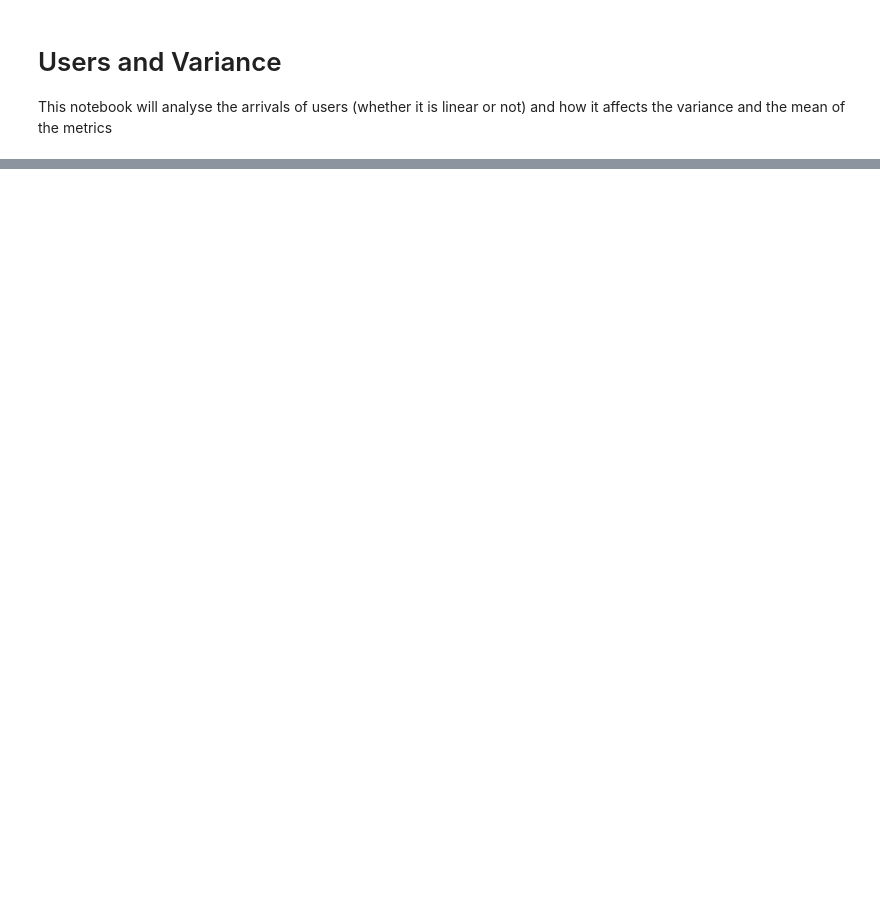
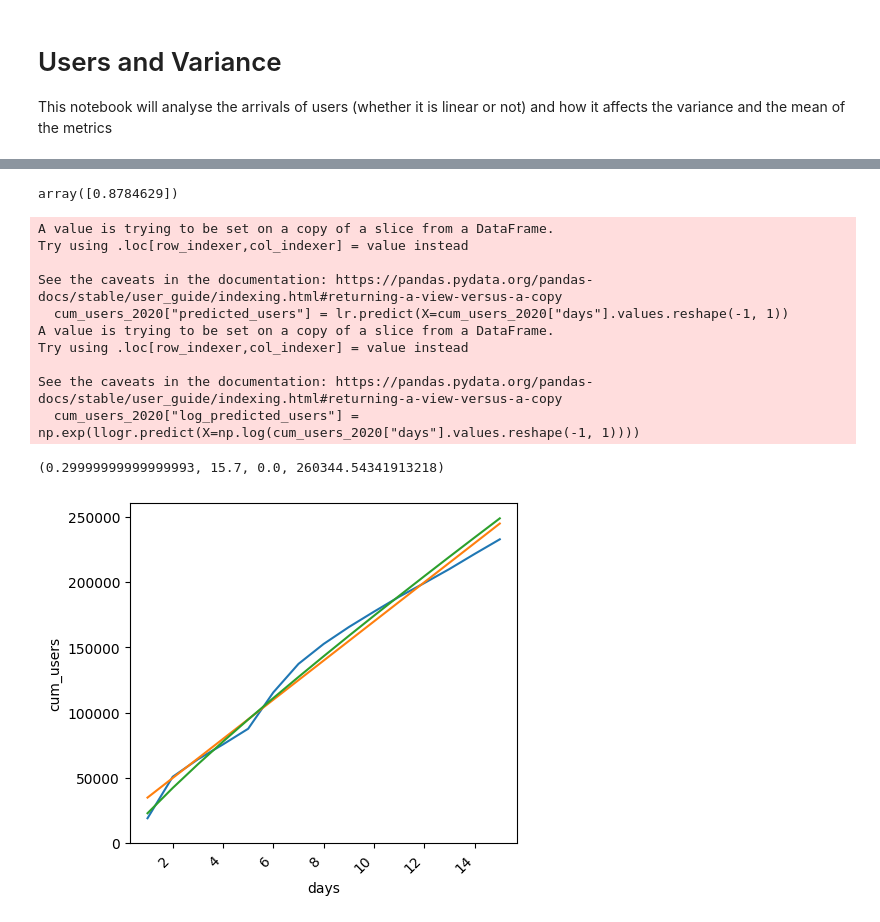
Before and after one commit to Bati-bot/Design-of-experiments-DOE, a Jupyter notebook: users_and_variance.ipynb, the cells around one changed output, grey strips where cells are left out. Drawn from its saved outputs; the diff is of its cells as text; code cells hidden in the pictures; blank space fills up the shorter version.

```diff
--- a/users_and_variance.ipynb
+++ b/users_and_variance.ipynb
@@ -188,0 +85,36 @@ users_df
+# %%
+lr.coef_
+# %% [output]
+array([0.8784629])
+# %%
+lr = LinearRegression()
+llogr = LinearRegression()
+cum_users_2020 = cum_users.loc[cum_users["date"]<="2019-10-15"]
+
+lr = lr.fit(X=cum_users_2020["days"].values.reshape(-1, 1), y=cum_users_2020["cum_users"])
+lr.predict(X=cum_users_2020["days"].values.reshape(-1, 1))
+llogr = llogr.fit(X=np.log(cum_users_2020["days"].values.reshape(-1, 1)), y=np.log(cum_users_2020["cum_users"]))
+llogr.predict(X=cum_users_2020["days"].values.reshape(-1, 1))
+
+cum_users_2020["predicted_users"] = lr.predict(X=cum_users_2020["days"].values.reshape(-1, 1))
+cum_users_2020["log_predicted_users"] = np.exp(llogr.predict(X=np.log(cum_users_2020["days"].values.reshape(-1, 1))))
+
+fig, ax = plt.subplots(figsize=(5, 5))
+sns.lineplot(data=cum_users_2020, x="days", y="cum_users")
+sns.lineplot(data=cum_users_2020, x="days", y="predicted_users")
+sns.lineplot(data=cum_users_2020, x="days", y="log_predicted_users")
+fig.autofmt_xdate(rotation=45)
+ax.axis(ymin=0)
+# %% [output]
+A value is trying to be set on a copy of a slice from a DataFrame.
+Try using .loc[row_indexer,col_indexer] = value instead
+
+See the caveats in the documentation: https://pandas.pydata.org/pandas-docs/stable/user_guide/indexing.html#returning-a-view-versus-a-copy
+  cum_users_2020["predicted_users"] = lr.predict(X=cum_users_2020["days"].values.reshape(-1, 1))
+A value is trying to be set on a copy of a slice from a DataFrame.
+Try using .loc[row_indexer,col_indexer] = value instead
+
+See the caveats in the documentation: https://pandas.pydata.org/pandas-docs/stable/user_guide/indexing.html#returning-a-view-versus-a-copy
+  cum_users_2020["log_predicted_users"] = np.exp(llogr.predict(X=np.log(cum_users_2020["days"].values.reshape(-1, 1))))
+(0.29999999999999993, 15.7, 0.0, 260344.54341913218)
+[figure, added]
```
Also changed, not shown: parts of 13 cells of this notebook.
